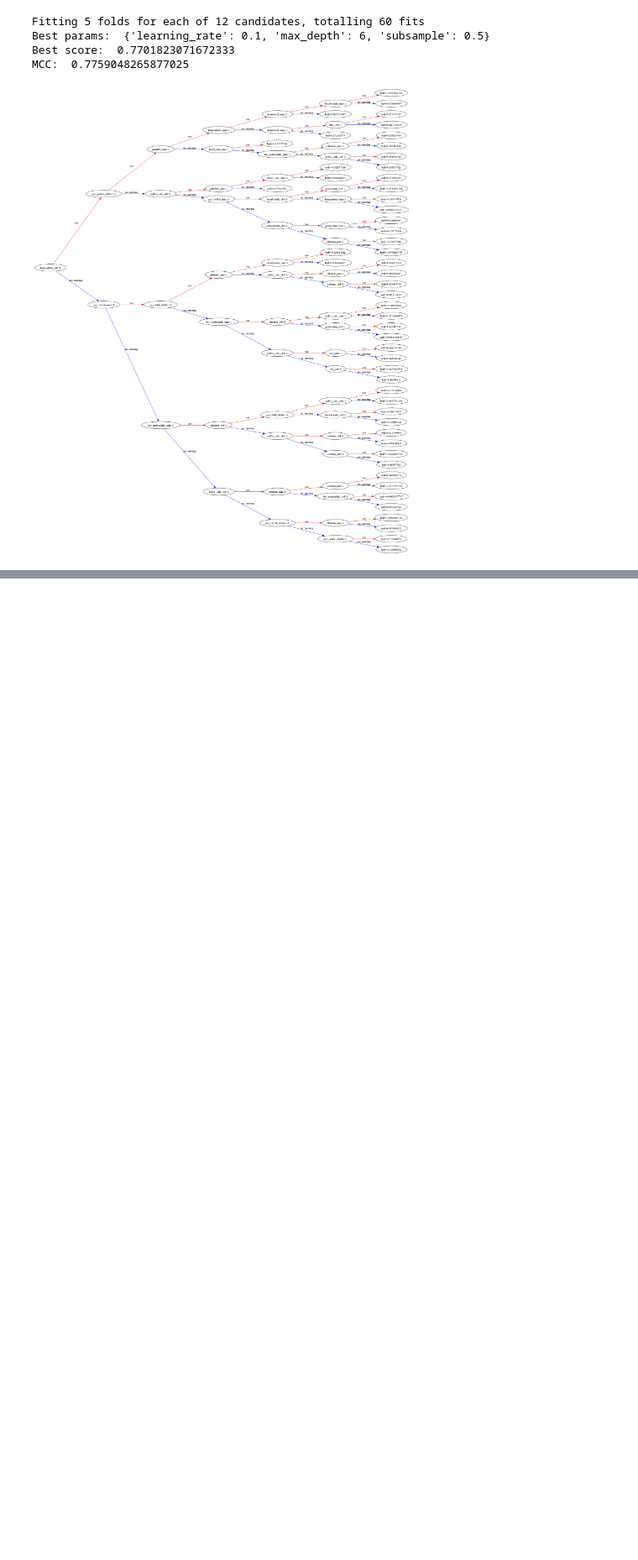
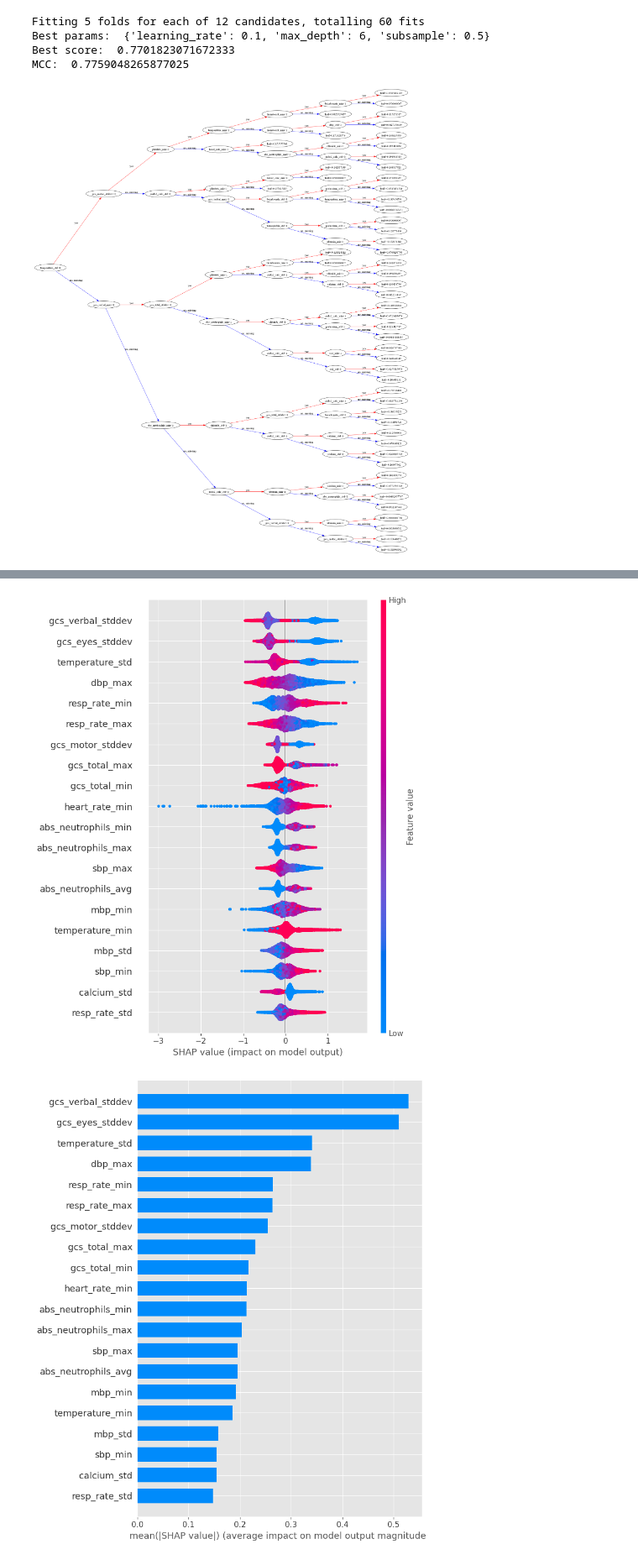
Before and after one commit to cdboer/kp-medizinische-informatik-ss23, a Jupyter notebook: ml/ml.ipynb, the cells around one changed output, grey strips where cells are left out. Shown at 84% size. Drawn from its saved outputs; the diff is of its cells as text; code cells hidden in the pictures; blank space fills up the shorter version.

```diff
--- a/ml/ml.ipynb
+++ b/ml/ml.ipynb
@@ -575,0 +613,6 @@ Features in both top 20 sets:  {'gcs_eyes_stddev', 'abs_neutrophils_max', 'gcs_t
+# %%
+variables = sql_to_df("./sql/variables_filtered.sql")
+
+# Drop stay_id and subject_id columns, since they are not needed for the analysis
+if "stay_id" in variables.columns and "subject_id" in variables.columns:
+    variables.drop(["stay_id", "subject_id"], axis=1, inplace=True)
@@ -575,0 +675,24 @@ Features in both top 20 sets:  {'gcs_eyes_stddev', 'abs_neutrophils_max', 'gcs_t
+# %%
+# Let's look at the feature importance for the best estimator found by grid search (shap values)
+import shap
+# Initialize javascript visualization
+shap.initjs()
+
+# Suppress warnings
+import warnings
+warnings.filterwarnings("ignore")
+
+# Create a TreeExplainer object using the best estimator
+model = grid_search.best_estimator_
+explainer = shap.TreeExplainer(model)
+# Calculate shap values for the test set
+shap_values = explainer.shap_values(X_test)
+
+# Plot the shap values for the test set, only show the 20 most important features
+shap.summary_plot(shap_values, X_test, max_display=20)
+# Plot the shap values for the test set as a bar chart, only show the 20 most important features
+shap.summary_plot(shap_values, X_test, plot_type="bar", max_display=20)
+# Some quick notes on interpretability:
+# Color encodes the feature value, red means high feature value (aka 1, variable present), blue means low feature value (aka 0, variable absent)
+# The x-axis encodes the impact on the model output, i.e. the prediction, left means negative impact, right means positive impact
+# %% [output]
@@ -575,0 +700,2 @@ Features in both top 20 sets:  {'gcs_eyes_stddev', 'abs_neutrophils_max', 'gcs_t
+[figure, added]
+[figure, added]
```
Also changed, not shown: parts of 13 cells of this notebook, 1 other file.
